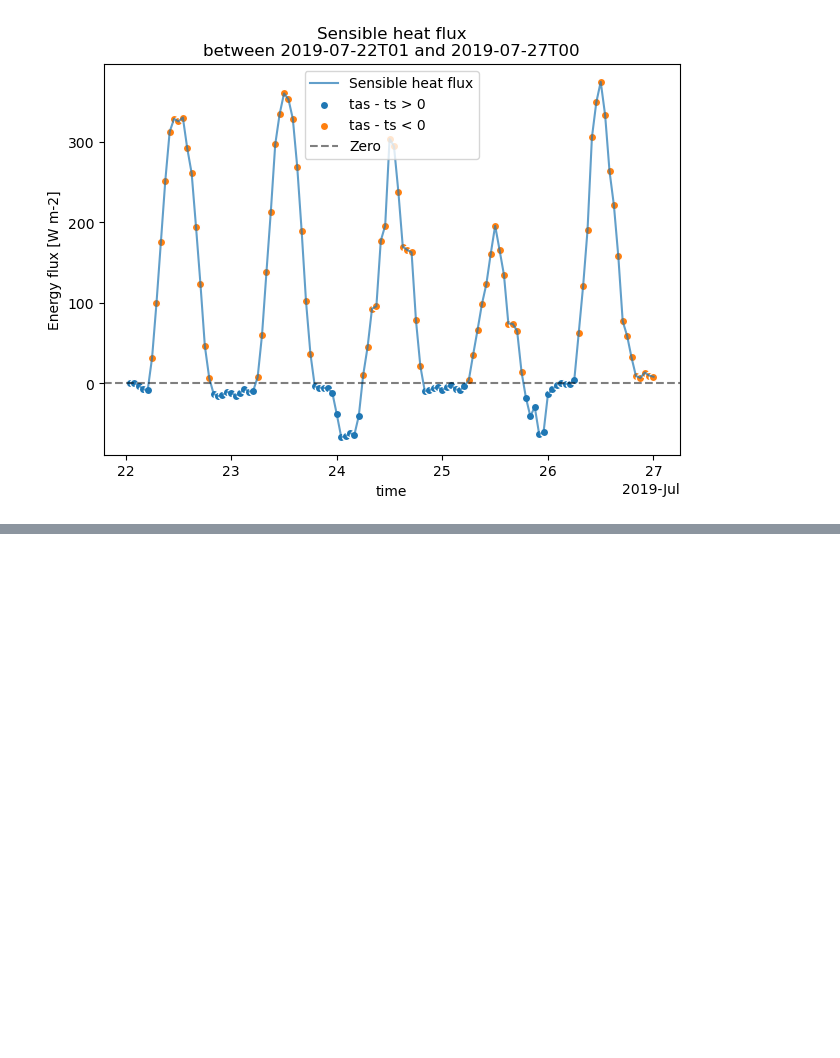
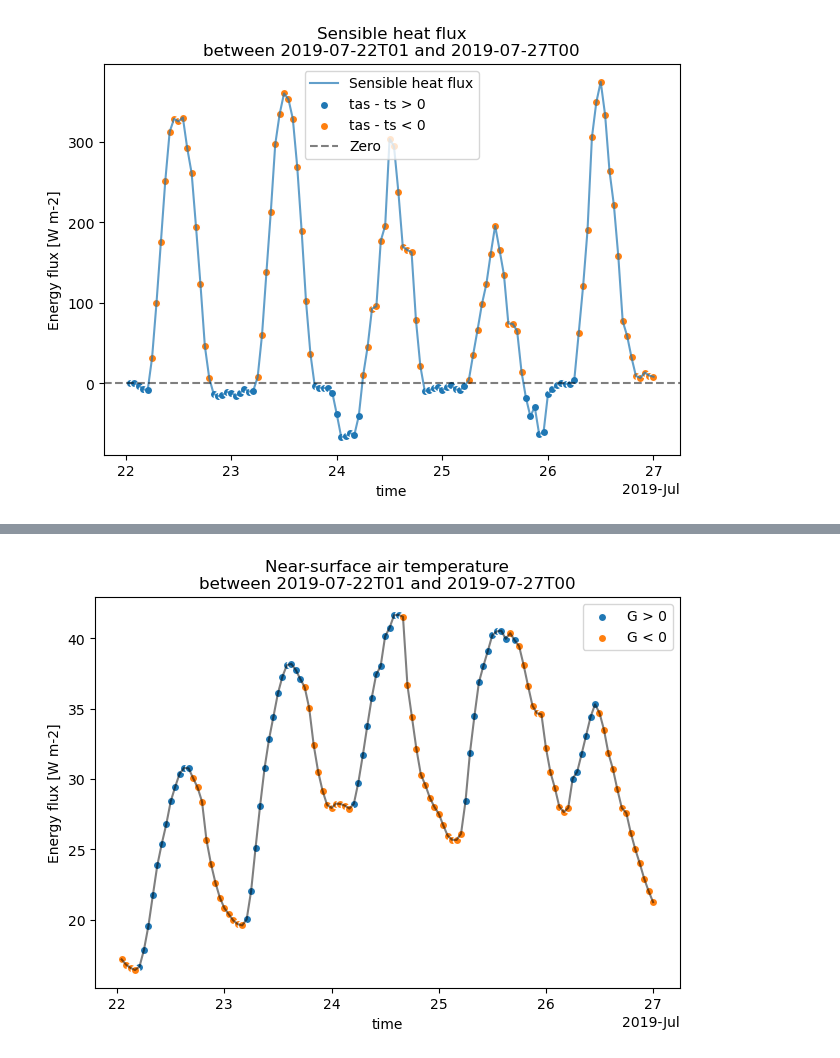
Before and after one commit to wdewettin/AtmCompPhys, a Jupyter notebook: notebooks/explore_heatwave_official.ipynb, the cells around one changed output, grey strips where cells are left out. Saved outputs shown, nothing was run; the diff lists cells and outputs as text; code cells hidden in the pictures; blank space fills up the shorter version.

```diff
--- a/notebooks/explore_heatwave_official.ipynb
+++ b/notebooks/explore_heatwave_official.ipynb
@@ -223,0 +234,16 @@ We plot the fluxes over the period for the baseline configuration. We also plot
+# %%
+fig, ax = plt.subplots(layout="constrained")
+
+tas = ds_rmi_period.tas
+tas.plot(ax=ax, x="time", color="k", alpha=0.5)
+tas.where(netflux > 0).plot.scatter(ax=ax, x="time", label="G > 0")
+tas.where(netflux < 0).plot.scatter(ax=ax, x="time", label="G < 0")
+
+ax.set_title(f"Near-surface air temperature\nbetween {tstart} and {tstop}")
+ax.set_ylabel("Energy flux [W m-2]")
+
+ax.legend()
+
+plt.show()
+# %% [output]
+[figure, added]
```
Also changed, not shown: parts of 8 cells of this notebook.
